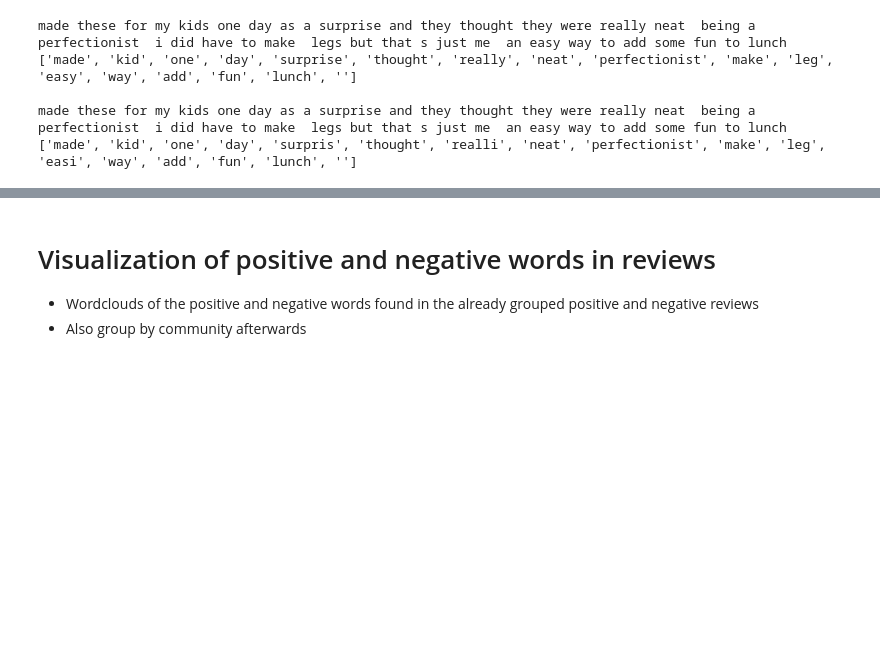
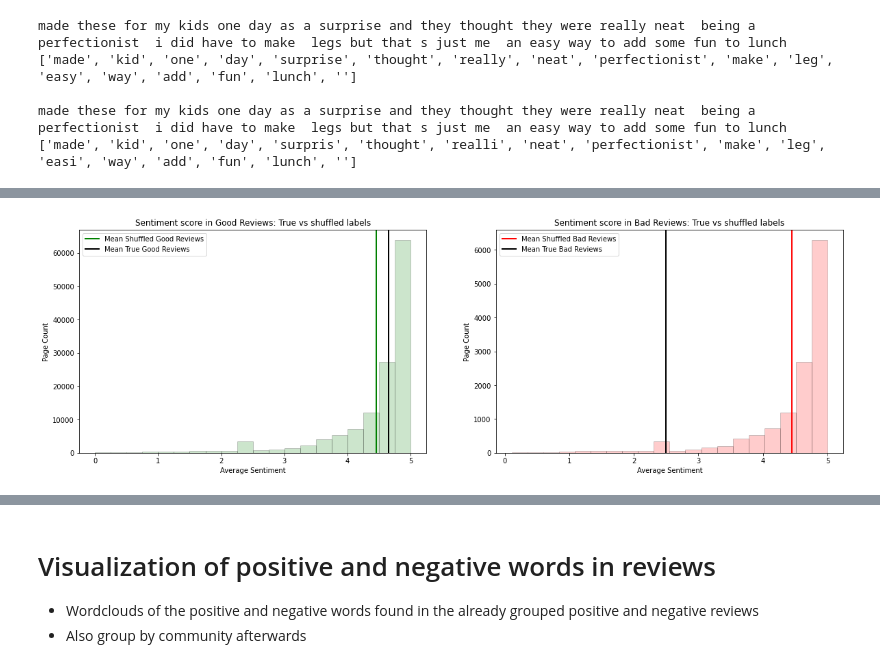
Before and after one commit to lucialarraona/finalproject_socialgraphs22, a Jupyter notebook: Notebooks/nlp_analysis.ipynb, the cells around one changed output, grey strips where cells are left out. Saved outputs shown, nothing was run; the diff lists cells and outputs as text; code cells hidden in the pictures; blank space fills up the shorter version.

```diff
--- a/Notebooks/nlp_analysis.ipynb
+++ b/Notebooks/nlp_analysis.ipynb
@@ -243,0 +436,4 @@ df_reviews2
+# %%
+plot_pretty_hist_pair(shuffled_group_good, true_group_good, shuffled_group_bad, true_group_bad)
+# %% [output]
+[figure, added]
```
Also changed, not shown: parts of 29 cells of this notebook, 1 other file.
